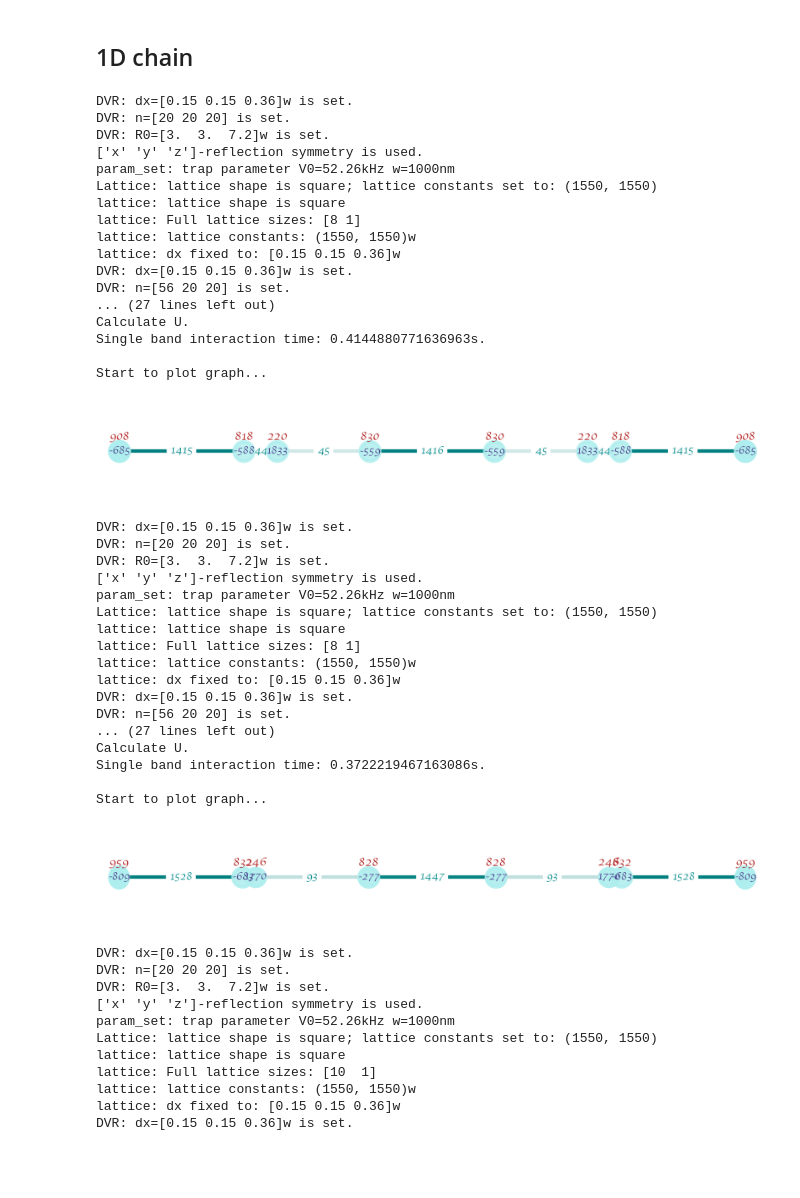
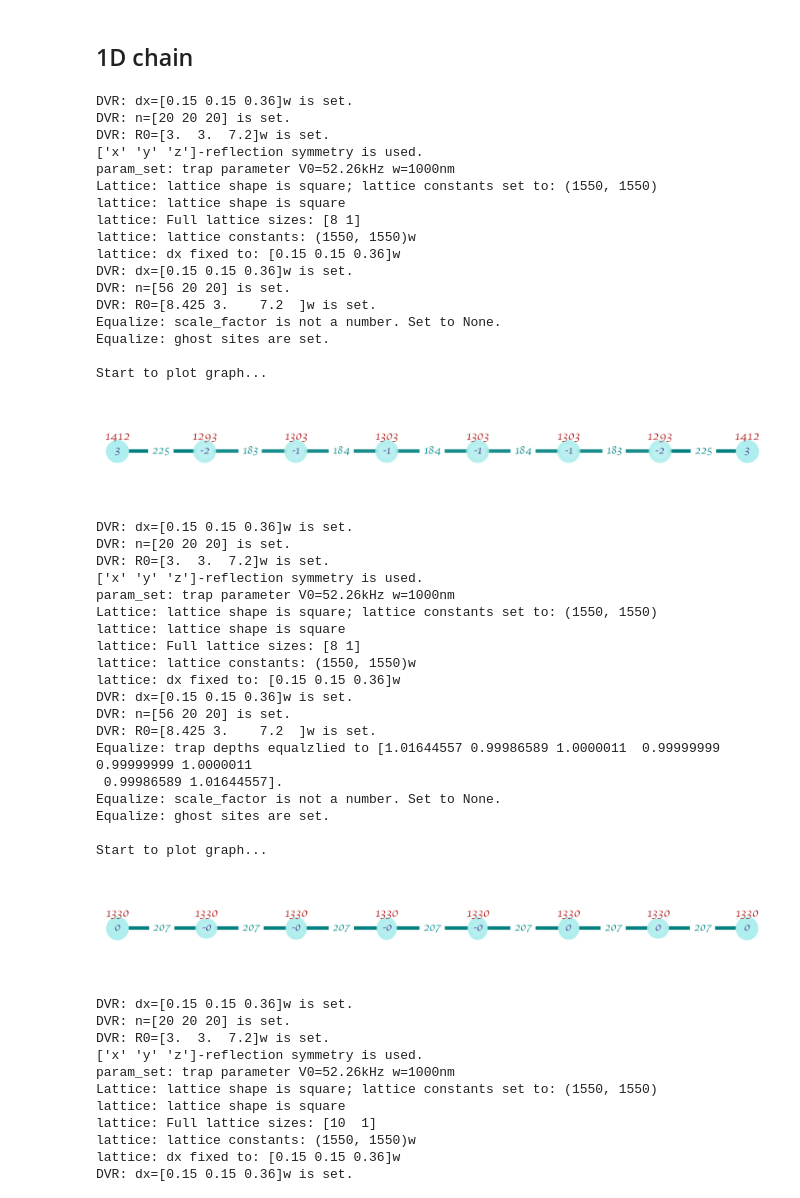
Before and after one commit to htwei17/HubbardTweezer, a Jupyter notebook: HubbardTweezer/src/figures.ipynb, the cells around one changed output. Drawn from its saved outputs; the diff is of its cells as text; code cells hidden in the pictures; blank space fills up the shorter version.

```diff
--- a/HubbardTweezer/src/figures.ipynb
+++ b/HubbardTweezer/src/figures.ipynb
@@ -366,6 +366,7 @@ G = HubbardGraph(N,
                  sparse=True,
                  shape=shape,
                  waist=w,
+                 equalize_V0=False,
                  equalize=False,
                  eqtarget=eqt,
                  eqmethod=meth,
@@ -373,13 +374,7 @@ G = HubbardGraph(N,
                  verbosity=3)
 
 fn = f'../output/{d}D_{L}x{Ly}_{shape}_{w}_{eqt}_{meth}.ini'
-report = rep.get_report(fn)
-G.Voff = rep.a(report, "Trap_Adjustments", "V_offset")
-G.trap_centers = rep.a(report, "Trap_Adjustments", "trap_centers")
-G.waists = rep.a(report, "Trap_Adjustments", "waist_factors")
-
-eig_sol = G.eigen_basis()
-G.A, G.U, __ = G.singleband_Hubbard(u=True, eig_sol=eig_sol)
+G = read_file(fn, G)
 G.draw_graph(nnn=False, A=G.A, U=G.U)
 # %% [output]
 DVR: dx=[0.15 0.15 0.36]w is set.
@@ -394,12 +389,12 @@ lattice: lattice constants: (1550, 1550)w
 lattice: dx fixed to: [0.15 0.15 0.36]w
 DVR: dx=[0.15 0.15 0.36]w is set.
 DVR: n=[56 20 20] is set.
-... (27 lines left out)
-Calculate U.
-Single band interaction time: 0.4144880771636963s.
+DVR: R0=[8.425 3.    7.2  ]w is set.
+Equalize: scale_factor is not a number. Set to None.
+Equalize: ghost sites are set.
 
 Start to plot graph...
-[figure, old version]
+[figure, new version]
 # %%
 from Hubbard.plot import *
 import numpy as np
@@ -421,44 +416,40 @@ G = HubbardGraph(N,
                  lc=(1550,),
                  ascatt=1770,
                  laser=780,
                  band=1,
                  sparse=True,
                  shape=shape,
                  waist=w,
                  equalize=False,
                  eqtarget=eqt,
                  eqmethod=meth,
                  symmetry=True,
                  verbosity=3)
 
 fn = f'../output/{d}D_{L}x{Ly}_{shape}_{w}_{eqt}_{meth}.ini'
-report = rep.get_report(fn)
-G.Voff = rep.a(report, "Trap_Adjustments", "V_offset")
-G.trap_centers = rep.a(report, "Trap_Adjustments", "trap_centers")
-G.waists = rep.a(report, "Trap_Adjustments", "waist_factors")
-
-eig_sol = G.eigen_basis()
-G.A, G.U, __ = G.singleband_Hubbard(u=True, eig_sol=eig_sol)
+G = read_file(fn, G)
 G.draw_graph(nnn=False, A=G.A, U=G.U)
 # %% [output]
 DVR: dx=[0.15 0.15 0.36]w is set.
 DVR: n=[20 20 20] is set.
 DVR: R0=[3.  3.  7.2]w is set.
 ['x' 'y' 'z']-reflection symmetry is used.
 param_set: trap parameter V0=52.26kHz w=1000nm
 Lattice: lattice shape is square; lattice constants set to: (1550, 1550)
 lattice: lattice shape is square
 lattice: Full lattice sizes: [8 1]
 lattice: lattice constants: (1550, 1550)w
 lattice: dx fixed to: [0.15 0.15 0.36]w
 DVR: dx=[0.15 0.15 0.36]w is set.
 DVR: n=[56 20 20] is set.
-... (27 lines left out)
-Calculate U.
-Single band interaction time: 0.3722219467163086s.
+DVR: R0=[8.425 3.    7.2  ]w is set.
+Equalize: trap depths equalzlied to [1.01644557 0.99986589 1.0000011  0.99999999 0.99999999 1.0000011
+ 0.99986589 1.01644557].
+Equalize: scale_factor is not a number. Set to None.
+Equalize: ghost sites are set.
 
 Start to plot graph...
-[figure, old version]
+[figure, new version]
 # %%
 from Hubbard.plot import *
 import numpy as np
```
Also changed, not shown: parts of 1 cell of this notebook, 3 other files.
